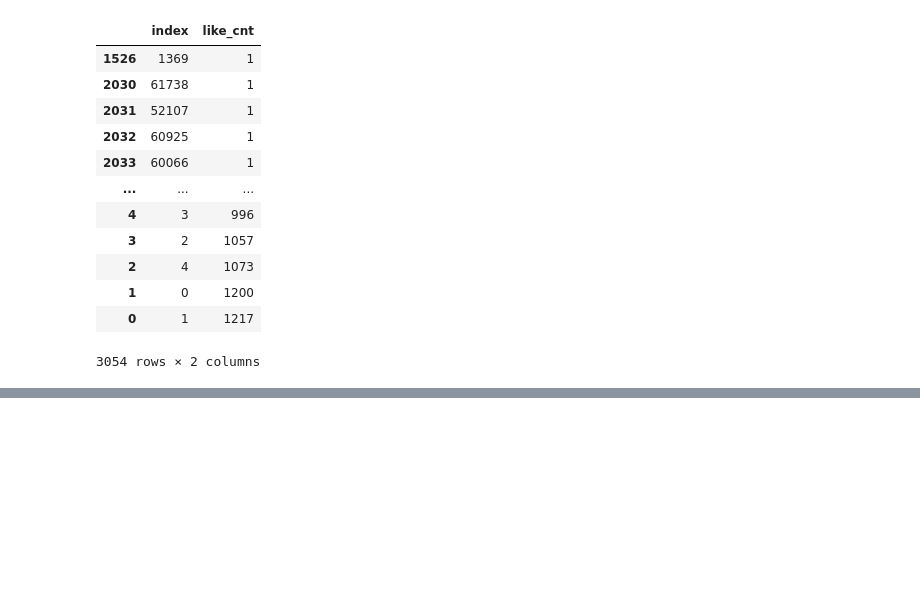
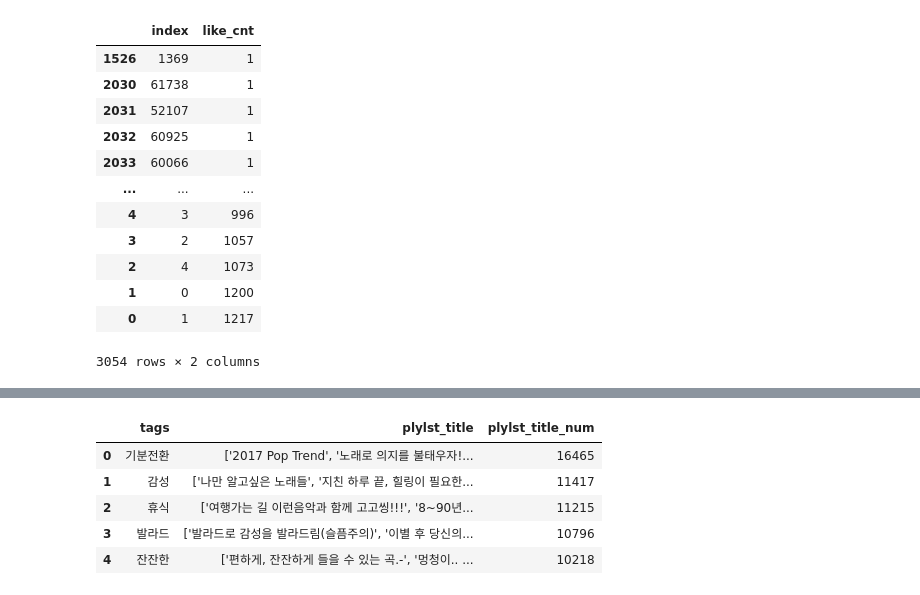
Before and after one commit to pulpo125/AIPlayer_Pling, a Jupyter notebook: EDA.ipynb, the cells around one changed output, grey strips where cells are left out. Cells and saved outputs as stored; diff of their text form; code cells hidden in the pictures; blank space fills up the shorter version.

```diff
--- a/EDA.ipynb
+++ b/EDA.ipynb
@@ -289,0 +385,11 @@ tmp_df_likecnt
+# %%
+tags_plylst_title_map.to_csv('./new_data/tags_plylst.csv', index=False)
+tags_plylst_title_map = pd.read_csv('./new_data/tags_plylst.csv')
+tags_plylst_title_map.head()
+# %% [output]
+|  | tags | plylst_title | plylst_title_num |
+| 0 | 기분전환 | ['2017 Pop Trend', '노래로 의지를 불태우자!... | 16465 |
+| 1 | 감성 | ['나만 알고싶은 노래들', '지친 하루 끝, 힐링이 필요한... | 11417 |
+| 2 | 휴식 | ['여행가는 길 이런음악과 함께 고고씽!!!', '8~90년... | 11215 |
+| 3 | 발라드 | ['발라드로 감성을 발라드림(슬픔주의)', '이별 후 당신의... | 10796 |
+| 4 | 잔잔한 | ['편하게, 잔잔하게 들을 수 있는 곡.-', '멍청이.. ... | 10218 |
```
Also changed, not shown: parts of 12 cells of this notebook.
